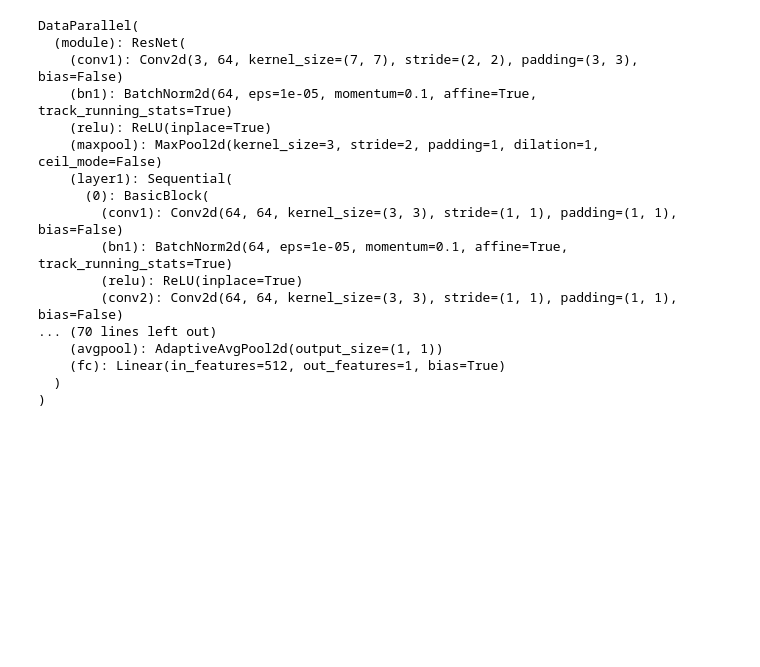
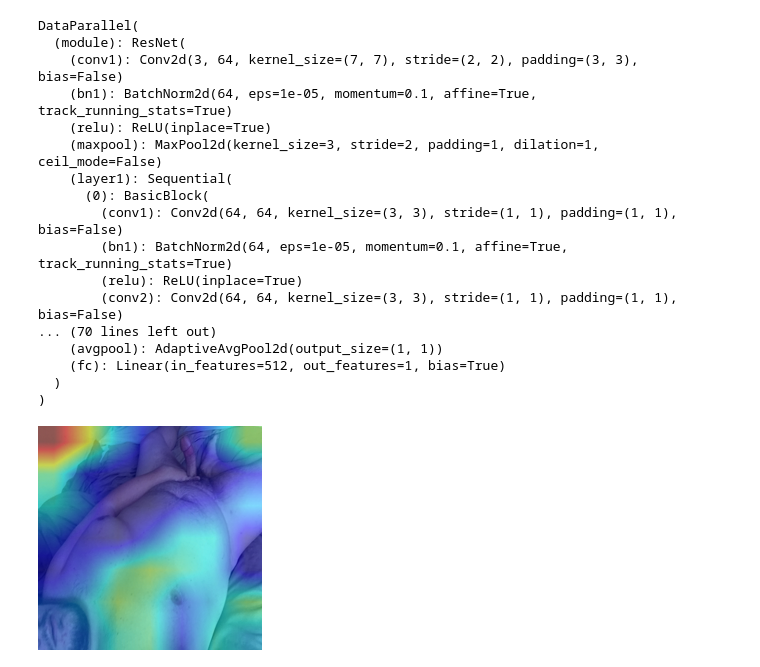
Before and after one commit to jagadeesh-r1/NSFW-Ninja, a Jupyter notebook: code/grad_cam.ipynb, the cells around one changed output. Saved outputs shown, nothing was run; the diff lists cells and outputs as text; code cells hidden in the pictures; blank space fills up the shorter version.

```diff
--- a/code/grad_cam.ipynb
+++ b/code/grad_cam.ipynb
@@ -50,21 +67,4 @@ DataParallel(
 # %%
-folder = "../dataset/train/nsfw/"
-num_images = 8
-imgs_list = os.listdir(folder)
-imgs_list = random.sample(imgs_list, num_images)
-
-normalize = transforms.Normalize(mean=[0.485, 0.456, 0.406], std=[0.229, 0.224, 0.225])
-
-inverse_normalize = transforms.Normalize(
-    mean=[-0.485 / 0.229, -0.456 / 0.224, -0.406 / 0.225],
-    std=[1 / 0.229, 1 / 0.224, 1 / 0.225]
-)
-
-transform = transforms.Compose([
-    transforms.Resize((224, 224)),
-    transforms.ToTensor(),
-    normalize])
-
 input_tensors = []
 original_imgs = []
 with torch.no_grad():
@@ -73,14 +73,20 @@ with torch.no_grad():
         img = Image.open(img_name).convert('RGB')
         # img = transform(img)
         # img = img.unsqueeze(0).cuda()
+
+        # cp_img = copy.deepcopy(img)
         img = img.resize((224, 224))
+        original_img = copy.deepcopy(img)
+
         img = (img - np.min(img)) / (np.max(img) - np.min(img))
 
-        original_img = copy.deepcopy(img)
-        original_imgs.append(original_img)
+        # original_img = copy.deepcopy(img)
+        original_imgs.append(img)
 
-        img = torchvision.transforms.functional.to_tensor(img).unsqueeze(0).float()
-        input_tensors.append(img)
+        # cp_img = transform(cp_img)
+        # cp_img = cp_img.unsqueeze(0)
+        original_img = torchvision.transforms.functional.to_tensor(original_img).unsqueeze(0).float()
+        input_tensors.append(original_img)
 
         # orig_img = copy.deepcopy(img)
         # orig_img = orig_img.squeeze(0)
@@ -94,11 +100,14 @@ with torch.no_grad():
         # y_pred = y_pred.cpu().numpy()[0][0]
         # print("Image - {} : {}".format(img_name, y_pred))
 # %%
-target_layers = [model.module.layer4[-1]]
+target_layers = [model.module.layer4[-2]]
 cam = GradCAM(model=model, target_layers=target_layers, use_cuda=True)
 targets = [ClassifierOutputTarget(0)]
+# print(input_tensors[2].shape)
 grayscale_cam = cam(input_tensor=input_tensors[2], targets=targets)
 grayscale_cam = grayscale_cam[0, :]
 visualization = show_cam_on_image(original_imgs[2], grayscale_cam, use_rgb=True)
 # %%
-# Image.fromarray(visualization, 'RGB')
+Image.fromarray(visualization, 'RGB')
+# %% [output]
+[figure, added]
```
Also changed, not shown: parts of 1 cell of this notebook, 5 other files.
